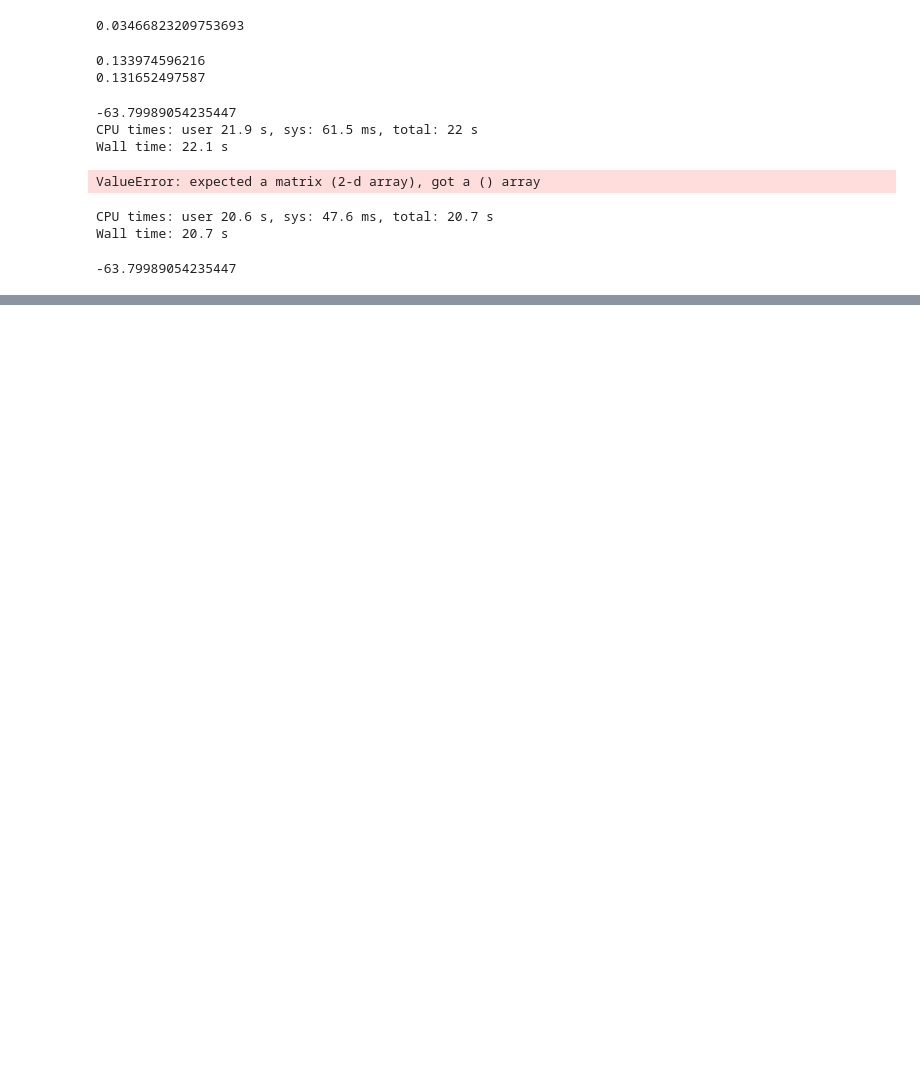
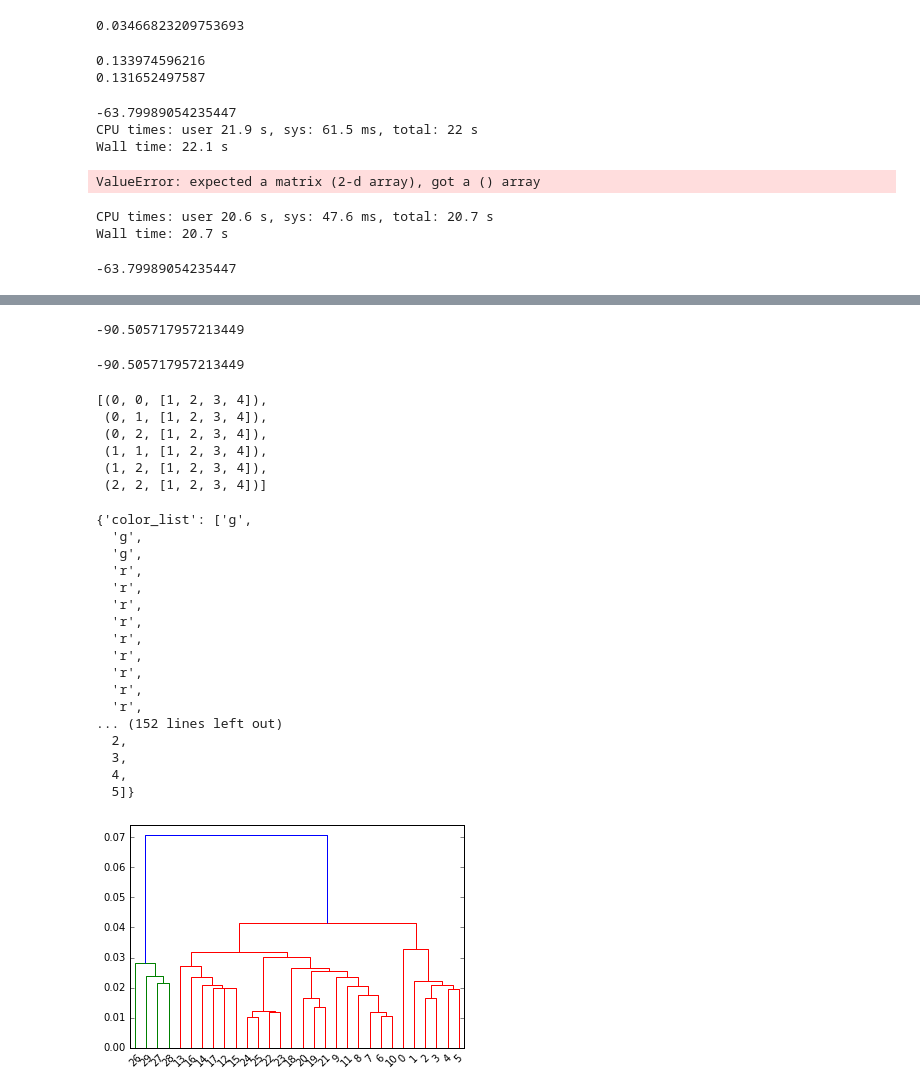
Before and after one commit to hanyu-song/Persistent-homology-transform-STA663-project, a Jupyter notebook: Testing Notebook.ipynb, the cells around one changed output, grey strips where cells are left out. Cells and saved outputs as stored; diff of their text form; code cells hidden in the pictures; blank space fills up the shorter version.

Commit message:
Pushing testing notebook with parallel code test

```diff
--- a/Testing Notebook.ipynb
+++ b/Testing Notebook.ipynb
@@ -34,9 +38,9 @@ def read_closed_shapes(directory):
         shapes.append([vertices, edges])
     return shapes
 # %%
-bell1 = read_closed_shapes("./")
+bell1 = read_closed_shapes("./small_test/")
 # %%
 %%time
-diagram.scaled_distance(bell1, diagram.sample_circle(3).T)
+dist_matrix = diagram.scaled_distance(bell1, diagram.sample_circle(30).T)
 # %% [output]
 Beginning to calculate distances
@@ -433,0 +510,8 @@ Wall time: 20.7 s
+# %%
+diagram.finite_pt_dist(diagram1, diagram2, 1)
+# %% [output]
+-90.505717957213449
+# %%
+make_dist(points1, points2)
+# %% [output]
+-90.505717957213449
@@ -433,0 +536,33 @@ Wall time: 20.7 s
+# %%
+test_list = [1,2,3,4]
+test2 = [(i, j, test_list) for i in range(3) for j in range(i,3)]
+test2
+# %% [output]
+[(0, 0, [1, 2, 3, 4]),
+ (0, 1, [1, 2, 3, 4]),
+ (0, 2, [1, 2, 3, 4]),
+ (1, 1, [1, 2, 3, 4]),
+ (1, 2, [1, 2, 3, 4]),
+ (2, 2, [1, 2, 3, 4])]
+# %%
+cluster_mat = scipy.cluster.hierarchy.single(dist_matrix)
+scipy.cluster.hierarchy.dendrogram(cluster_mat)
+# %% [output]
+{'color_list': ['g',
+  'g',
+  'g',
+  'r',
+  'r',
+  'r',
+  'r',
+  'r',
+  'r',
+  'r',
+  'r',
+  'r',
+... (152 lines left out)
+  2,
+  3,
+  4,
+  5]}
+[figure, added]
```
Also changed, not shown: parts of 15 cells of this notebook.
